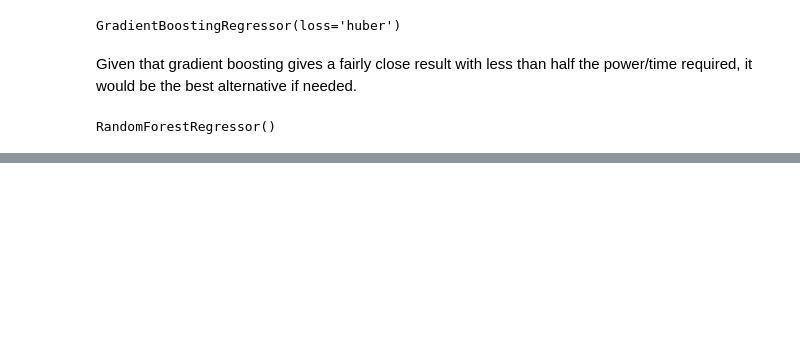
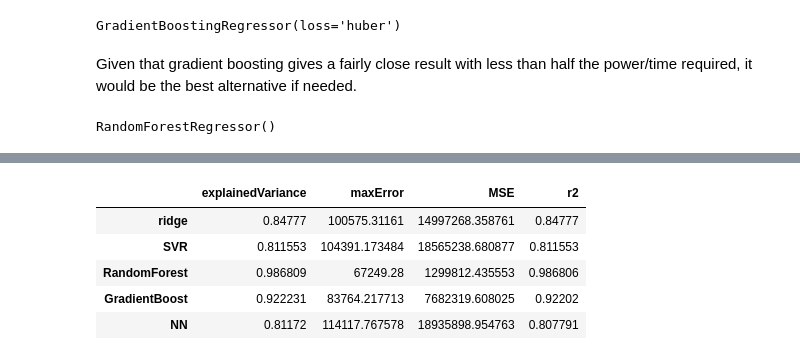
Before and after one commit to NickLamm/SpringboardCapstone2, a Jupyter notebook: Modeling.ipynb, the cells around one changed output, grey strips where cells are left out. Cells and saved outputs as stored; diff of their text form; code cells hidden in the pictures; blank space fills up the shorter version.

```diff
--- a/Modeling.ipynb
+++ b/Modeling.ipynb
@@ -204,4 +211,6 @@ rfrStumpSearch.best_params_
 # %%
 #save both models, but check if we should even bother with the stumps
 rfrStumpModel = RandomForestRegressor(max_depth=3, n_estimators=1000)
+rfrStumpModel.fit(X_train,y_train)
 rfrModel = RandomForestRegressor()
+rfrModel.fit(X_train,y_train)
@@ -220,7 +230,7 @@ False
 gbr = GradientBoostingRegressor()
 gbrPipeline = Pipeline([('scale', colScaler),('model', gbr)])
 params = {'model__loss':['squared_error','absolute_error','huber','quantile']}
-gbrSearch = GridSearchCV(gbrPipeline, params, scoring='neg_mean_absolute_error', error_score='raise', n_jobs=-1, cv = 5)
+gbrSearch = GridSearchCV(gbrPipeline, params, scoring='neg_mean_absolute_error', n_jobs=-1, error_score='raise', cv = 5)
 # %%
 gbrSearch.fit(X_train, y_train)
 # %% [output]
@@ -314,3 +325,20 @@ def testPrediction():
         print(f'Column: {col}')
         testListing[col].values[:] = input()
     print(finalModel.predict(testListing))
+# %%
+#just for fun, how about a neural network
+#this isn't part of the project I'm adding this in later
+#so I won't refer to it anywhere else
+#using a simple sequential model
+from tensorflow import keras
+from tensorflow.keras import layers
+NNModel = keras.Sequential(
+    [
+        layers.Dense(24, activation='relu', input_shape=(24,)),
+        layers.Dense(96, activation='relu'),
+        layers.Dense(96, activation='relu'),
+        layers.Dense(1)
+    ]
+)
+NNModel.compile(optimizer='Adam', loss='MeanSquaredError', metrics=['accuracy'])
+NNModel.fit(X_train,y_train, validation_data=(X_test,y_test))
@@ -316,0 +348,14 @@ def testPrediction():
+# %%
+y_pred = NNModel.predict(X_test)
+modelData.loc['NN','explainedVariance'] = explained_variance_score(y_test, y_pred)
+modelData.loc['NN','maxError'] = max_error(y_test, y_pred)
+modelData.loc['NN','MSE'] = mean_squared_error(y_test, y_pred)
+modelData.loc['NN','r2'] = r2_score(y_test, y_pred)
+modelData
+# %% [output]
+|  | explainedVariance | maxError | MSE | r2 |
+| ridge | 0.84777 | 100575.31161 | 14997268.358761 | 0.84777 |
+| SVR | 0.811553 | 104391.173484 | 18565238.680877 | 0.811553 |
+| RandomForest | 0.986809 | 67249.28 | 1299812.435553 | 0.986806 |
+| GradientBoost | 0.922231 | 83764.217713 | 7682319.608025 | 0.92202 |
+| NN | 0.81172 | 114117.767578 | 18935898.954763 | 0.807791 |
```
Also changed, not shown: parts of 13 cells of this notebook, 3 other files.
